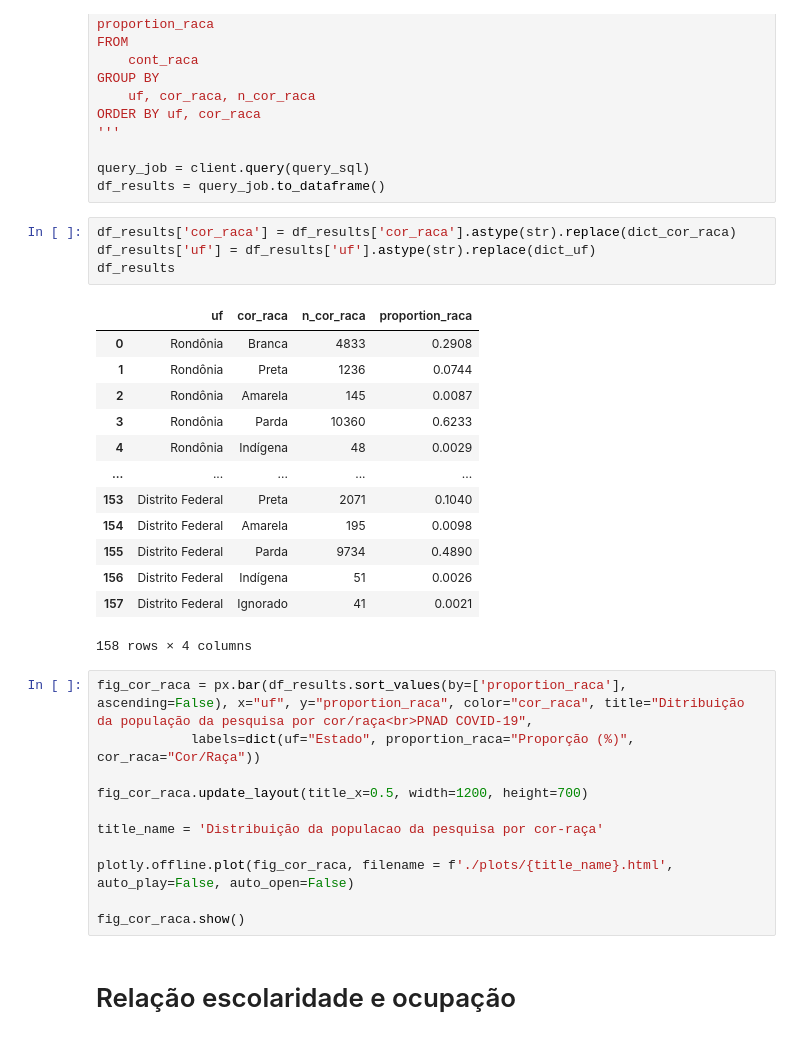
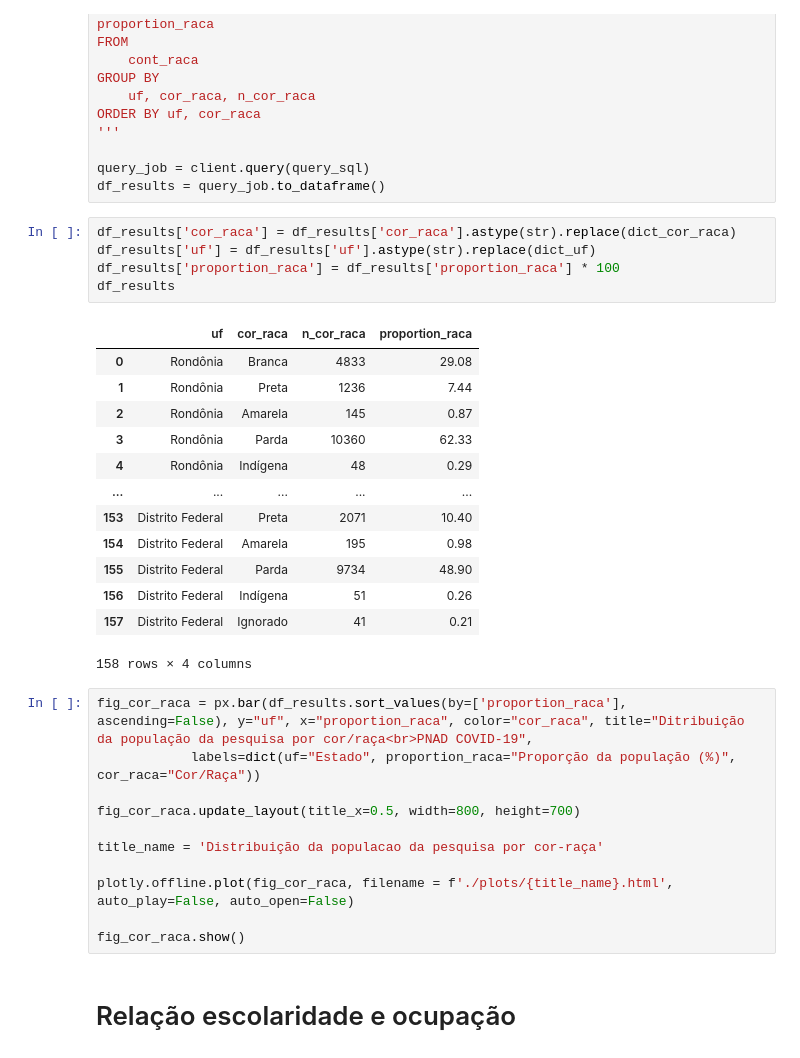
Before and after one commit to jackson-simionato/fase3_pos_tech, a Jupyter notebook: Tech_Challenge_Fase_3/2_create_visualizations.ipynb, the cells around one changed output. Drawn from its saved outputs; the diff is of its cells as text.

Commit message:
Novo plot cor/raca

```diff
--- a/Tech_Challenge_Fase_3/2_create_visualizations.ipynb
+++ b/Tech_Challenge_Fase_3/2_create_visualizations.ipynb
@@ -374,26 +373,27 @@ df_results = query_job.to_dataframe()
 # %%
 df_results['cor_raca'] = df_results['cor_raca'].astype(str).replace(dict_cor_raca)
 df_results['uf'] = df_results['uf'].astype(str).replace(dict_uf)
+df_results['proportion_raca'] = df_results['proportion_raca'] * 100
 df_results
 # %% [output]
 |  | uf | cor_raca | n_cor_raca | proportion_raca |
-| 0 | Rondônia | Branca | 4833 | 0.2908 |
-| 1 | Rondônia | Preta | 1236 | 0.0744 |
-| 2 | Rondônia | Amarela | 145 | 0.0087 |
-| 3 | Rondônia | Parda | 10360 | 0.6233 |
-| 4 | Rondônia | Indígena | 48 | 0.0029 |
+| 0 | Rondônia | Branca | 4833 | 29.08 |
+| 1 | Rondônia | Preta | 1236 | 7.44 |
+| 2 | Rondônia | Amarela | 145 | 0.87 |
+| 3 | Rondônia | Parda | 10360 | 62.33 |
+| 4 | Rondônia | Indígena | 48 | 0.29 |
 | ... | ... | ... | ... | ... |
-| 153 | Distrito Federal | Preta | 2071 | 0.1040 |
-| 154 | Distrito Federal | Amarela | 195 | 0.0098 |
-| 155 | Distrito Federal | Parda | 9734 | 0.4890 |
-| 156 | Distrito Federal | Indígena | 51 | 0.0026 |
-| 157 | Distrito Federal | Ignorado | 41 | 0.0021 |
+| 153 | Distrito Federal | Preta | 2071 | 10.40 |
+| 154 | Distrito Federal | Amarela | 195 | 0.98 |
+| 155 | Distrito Federal | Parda | 9734 | 48.90 |
+| 156 | Distrito Federal | Indígena | 51 | 0.26 |
+| 157 | Distrito Federal | Ignorado | 41 | 0.21 |
 158 rows × 4 columns
 # %%
-fig_cor_raca = px.bar(df_results.sort_values(by=['proportion_raca'], ascending=False), x="uf", y="proportion_raca", color="cor_raca", title="Ditribuição da população da pesquisa por cor/raça<br>PNAD COVID-19",
-            labels=dict(uf="Estado", proportion_raca="Proporção (%)", cor_raca="Cor/Raça"))
+fig_cor_raca = px.bar(df_results.sort_values(by=['proportion_raca'], ascending=False), y="uf", x="proportion_raca", color="cor_raca", title="Ditribuição da população da pesquisa por cor/raça<br>PNAD COVID-19",
+            labels=dict(uf="Estado", proportion_raca="Proporção da população (%)", cor_raca="Cor/Raça"))
 
-fig_cor_raca.update_layout(title_x=0.5, width=1200, height=700)
+fig_cor_raca.update_layout(title_x=0.5, width=800, height=700)
 
 title_name = 'Distribuição da populacao da pesquisa por cor-raça'
 
```
Also changed, not shown: parts of 1 cell of this notebook, 1 other file.
